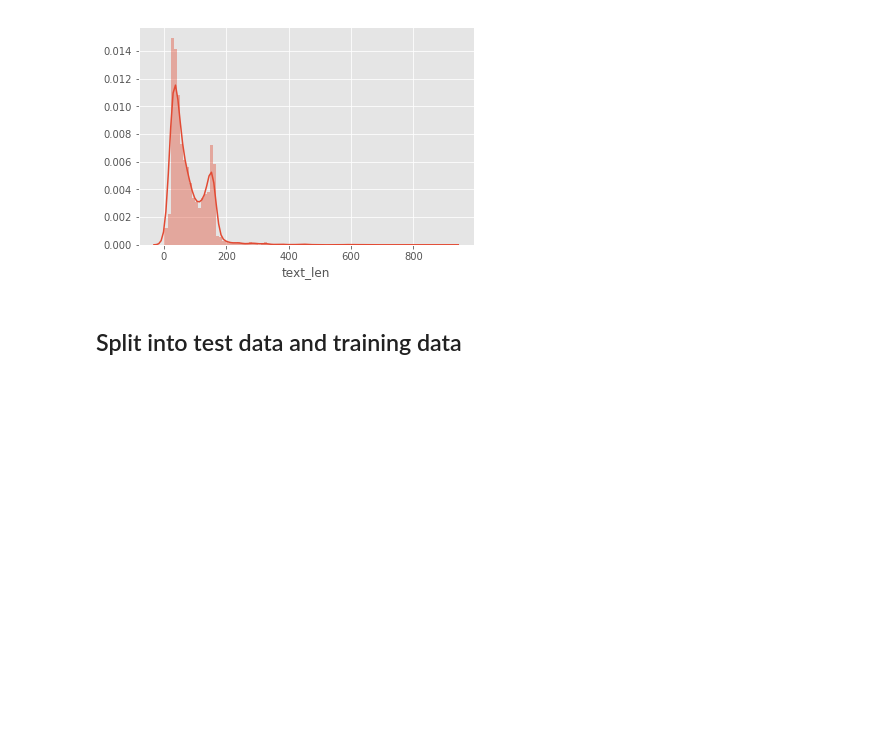
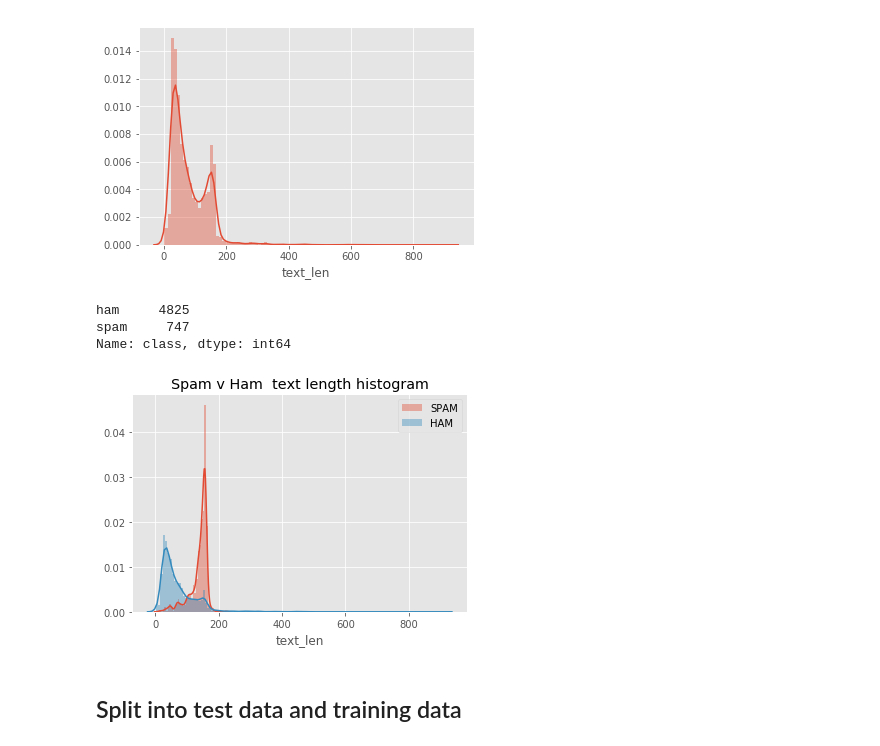
Before and after one commit to franksalas/nlp, a Jupyter notebook: Next-Generation-Natural-Language-Processing-with-Python/Section 2/sms_spam_classification.ipynb, the cells around one changed output. Cells and saved outputs as stored; diff of their text form; code cells hidden in the pictures; blank space fills up the shorter version.

```diff
--- a/Next-Generation-Natural-Language-Processing-with-Python/Section 2/sms_spam_classification.ipynb
+++ b/Next-Generation-Natural-Language-Processing-with-Python/Section 2/sms_spam_classification.ipynb
@@ -39,6 +38,27 @@ sns.distplot(df.text_len,bins='auto')
 # %% [output]
 <matplotlib.axes._subplots.AxesSubplot at 0x...>
 [figure]
+# %%
+df['class'].value_counts()
+# %% [output]
+ham     4825
+spam     747
+Name: class, dtype: int64
+# %%
+spam = df['class'] == 'spam'
+df_spam = df[spam]
+
+
+ham = df['class'] == 'ham'
+df_ham = df[ham]
+# %%
+sns.distplot(df_spam.text_len,bins='auto',label='SPAM')
+sns.distplot(df_ham.text_len,bins='auto',label='HAM')
+plt.legend()
+plt.title('Spam v Ham  text length histogram')
+plt.show()
+# %% [output]
+[figure, added]
 # %% [markdown]
 ## Split into test data and training data
 # %%
```
Also changed, not shown: parts of 26 cells of this notebook, 6 other files.
